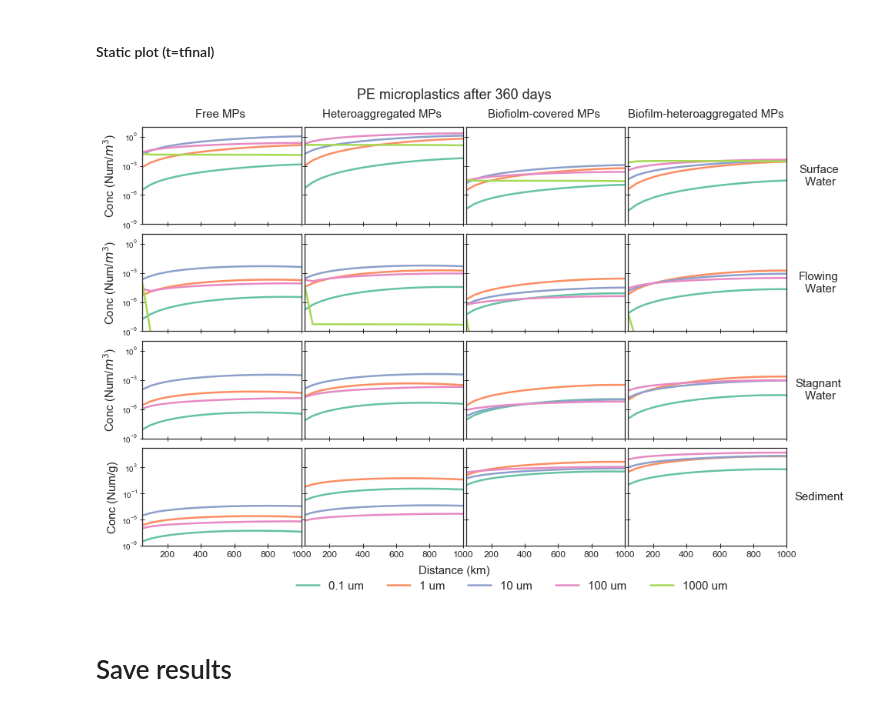
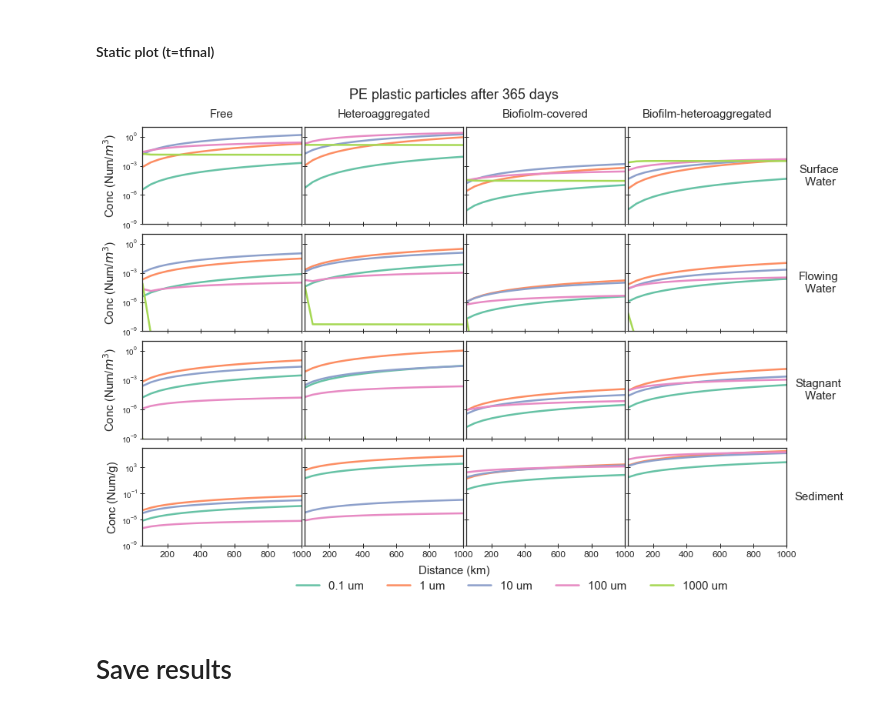
Before and after one commit to Nano2PlastProject/TheFullMulti_RIVER, a Jupyter notebook: FullMulti_RiverModel_Notebook.ipynb, the cells around one changed output. Drawn from its saved outputs; the diff is of its cells as text; code cells hidden in the pictures.

```diff
--- a/FullMulti_RiverModel_Notebook.ipynb
+++ b/FullMulti_RiverModel_Notebook.ipynb
@@ -496,7 +496,7 @@ figures=[]
 png_labels=[]
 for p in range(len(MPforms)):
     fig, axs = plt.subplots(len(compartments),len(RS), figsize=(30, 15),sharex='col')
-    fig.suptitle("Concentration of "+ composition +" " + MPformslabels[p]+ " MPs (Num/$m^3$) over time", fontsize=30)
+    fig.suptitle("Concentration of "+ composition +" " + MPformslabels[p]+ " (Num/$m^3$) over time", fontsize=30)
     for i in range(len(RS)):
         for j in range(len(compartments)):
            for k in range(len(sizeBin)):
@@ -567,7 +567,7 @@ Time_days=t_span[::(int(numTstep_hour*24))]
 Time_halfMonth=t_span[::(int(numTstep_hour*24*15))]
 Time_5days=t_span[::(int(numTstep_hour*24*5))]#5 days
 # %%
-time_extract=Time_months
+time_extract=Time_days
 # %% [markdown]
 #### Extract data for plotting
 # %% [markdown]
@@ -630,10 +630,10 @@ for t in range(len(time_extract)):
             RelativeAbun_Comp.iloc[t,com]=0
         else:
             RelativeAbun_Comp.iloc[t,com]=round((compNum_t.iloc[t,com]/MpTypeNum_t.iloc[t,len(MPforms)+1])*100,2)
-    RelativeAbun_MPtype_t.iloc[t,0]=int((time_extract[t]/stepSize)/24)
+    RelativeAbun_MPtype_t.iloc[t,0]=t
     MpTypeNum_t.iloc[t,0]=time_extract[t]/stepSize
     compNum_t.iloc[t,0]=time_extract[t]/stepSize
-    RelativeAbun_Comp.iloc[t,0]=int((time_extract[t]/stepSize)/24)
+    RelativeAbun_Comp.iloc[t,0]=t
 # %% [markdown]
 #### - Relative abundance of MPs aggregation states in the whole system per time step
 # %%
@@ -744,7 +781,7 @@ for t in range(len(time_extract)):
             if j== 0:
                 axs[j,k].text(0.5,1.1, MPformslabels[k]+ "\n " +str(RelativeAbun_MPtype_t.iloc[t,k+1])+ " %",fontsize=20, bbox=props2, transform= axs[j,k].transAxes, ha='center')
             else:
-                axs[j,k].set_title(MPformslabels[k]+ " " + composition+ " MPs in "+ compartments[j],fontsize=15)
+                axs[j,k].set_title(MPformslabels[k]+ " " + composition+ " particles in "+ compartments[j],fontsize=15)
 
             if k==0:
                 axs[j,k].text(-0.25, 0.5, compartmentsLabel[j]+"\n"+str(RelativeAbun_Comp.iloc[t,j+1])+" %",fontsize=20,rotation=0, va='center',ha='center',bbox=props2, transform=axs[j,k].transAxes)
@@ -789,9 +826,9 @@ fig2, axs = plt.subplots(len(compartments),len(MPforms), figsize=(15, 10),sharex
 
 labels = ['0.1 um', '1 um', '10 um', '100 um', '1000 um']
 if imputFlow == 0:
-    fig2.suptitle( composition +" microplastics fate along the generic river (pulse= "+ str(imputPulse)+" particles of 1mm)", fontsize=20)
+    fig2.suptitle( composition +" plastic particles fate along the generic river (pulse= "+ str(imputPulse)+" particles of 1mm)", fontsize=20)
 else:
-    fig2.suptitle( composition +" microplastics after "+str(int(time_extract[t]/60/60/24)) + " days" , fontsize=18,  y=0.95)
+    fig2.suptitle( composition +" plastic particles after "+str(int(time_extract[t]/60/60/24)) + " days" , fontsize=18,  y=0.95)
 
 for j in range(len(compartments)):
     if j == 3:
@@ -828,7 +865,7 @@ for j in range(len(compartments)):
             axs[j,k].plot(x, y[3], linewidth=2.5,color=palette(3), label='100 um')
             axs[j,k].plot(x, y[4], linewidth=2.5,color=palette(4), label='1000 um')
             if j== 0:
-                axs[j,k].text(0.5,1.1, MPformslabels[k]+ " MPs " ,fontsize=15, transform= axs[j,k].transAxes, ha='center')
+                axs[j,k].text(0.5,1.1, MPformslabels[k] ,fontsize=15, transform= axs[j,k].transAxes, ha='center')
             if k==3:
                 axs[j,k].text(1.2, 0.5, compartmentsLabel[j] ,fontsize=15,rotation=0, va='center',ha='center', transform=axs[j,k].transAxes)
             if k == 0:
@@ -837,34 +874,34 @@ for j in range(len(compartments)):
 
             if j==0:
                 axs[j,k].set_ylim(10**-9,10**1)
                 axs[j,k].yaxis.set_major_locator(ticker.LogLocator(base=10.0, numticks=4))
             elif j==1:
                 axs[j,k].set_ylim(10**-9,10**1)
                 axs[j,k].yaxis.set_major_locator(ticker.LogLocator(base=10.0, numticks=4))
             elif j== 2:
                 axs[j,k].set_ylim(10**-9,10**1)
                 axs[j,k].yaxis.set_major_locator(ticker.LogLocator(base=10.0, numticks=4))
             axs[j,k].set_xlim(x[0],x[-1])
 
             axs[j,k].tick_params(axis='x', labelsize=10, direction='inout', length=6, width=1, grid_alpha=0.5)
             axs[j,k].tick_params(axis='y',labelsize=10, direction='inout', length=6, width=1, grid_alpha=0.5)
             from matplotlib import ticker
             formatter = ticker.ScalarFormatter(useMathText=True)
             formatter.set_scientific(True)
             formatter.set_powerlimits((-1,1))
             axs[j,k].minorticks_on()
 
 
 # Axis titles
 #plt.text(0.02, 0.5, "Concentration of particles (Num/$m^3$)", fontsize=15, transform=plt.gcf().transFigure, rotation='vertical',ha='center', va='center')
 plt.text(0.5, 0.08, "Distance (km)", fontsize=15, transform=plt.gcf().transFigure, ha='center', va='center')
 #plt.legend(labels,bbox_to_anchor=(0.5, -0.18), loc='center',ncol=5, fontsize=15 )
 plt.subplots_adjust(wspace=0.02,hspace=0.1)
 handles, labels = axs[j,k].get_legend_handles_labels()
 fig2.legend(handles, labels, bbox_to_anchor=(0.5, 0.04), loc='center',ncol=5, fontsize=15)
 fig2_label= "ConcvsDist_Num_m3_Multiplot_"+ composition +".png"
 # %% [output]
-[figure, old version]
+[figure, new version]
 # %% [markdown]
 # Save results
 # %%
```
Also changed, not shown: parts of 14 cells of this notebook, 22 other files.
